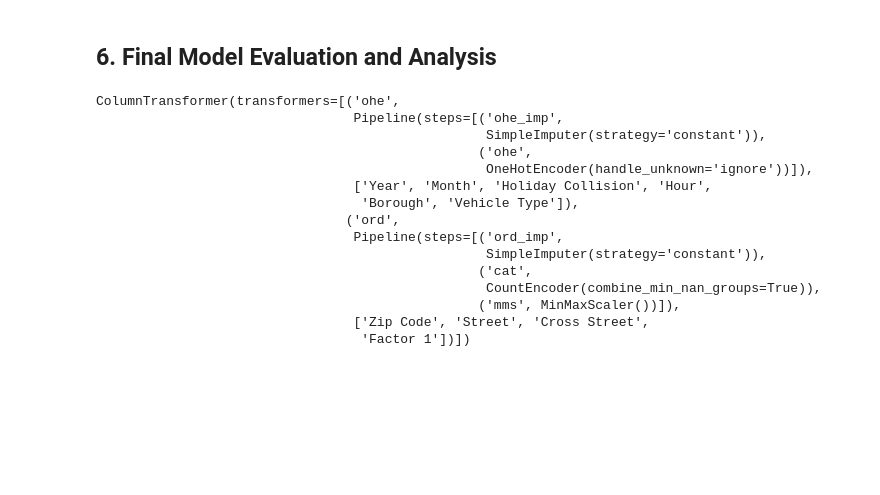
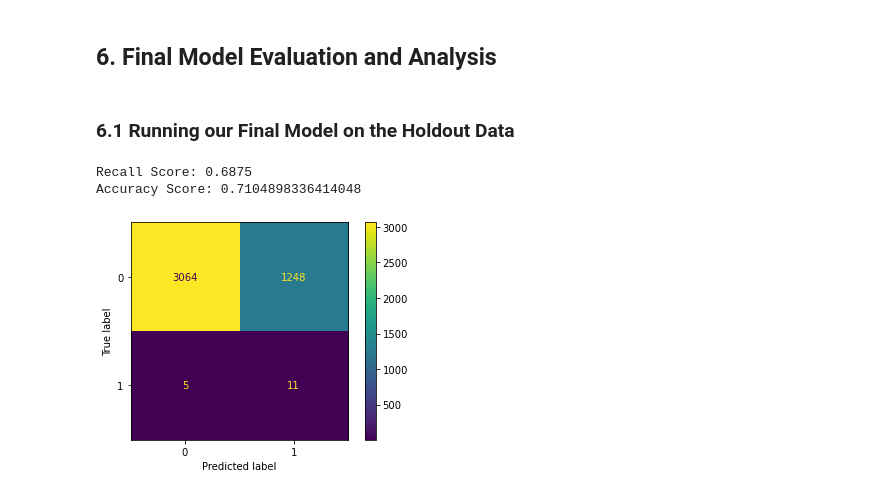
Before and after one commit to AidanStack/Cycling_Classification_Project, a Jupyter notebook: Aidan/Aidan's Notebook.ipynb, the cells around one changed output. Drawn from its saved outputs; the diff is of its cells as text; code cells hidden in the pictures; blank space fills up the shorter version.

Commit message:
final model evaluated, feature coefficients pulled back out successfully

```diff
--- a/Aidan/Aidan's Notebook.ipynb
+++ b/Aidan/Aidan's Notebook.ipynb
@@ -813,34 +789,28 @@ Precision Score: 0.006864988558352402
 [figure]
 # %% [markdown]
 ## 6. Final Model Evaluation and Analysis
+# %% [markdown]
+### 6.1 Running our Final Model on the Holdout Data
 # %%
+# Instantiating our final model as a pipeline consisting of our preprocessor and our classifier.
 final_clf = Pipeline(steps=[
     ('pre', preprocessor),
-    ('clf', LogisticRegression(C= 0.0001,
+    ('clf', LogisticRegression(C= 0.00001,
                                class_weight= 'balanced',
                                max_iter= 10e12,
                                penalty= 'l2',
                                solver= 'lbfgs',
                                tol= 0.001))              ])
 
+# Fitting to our entire training data set
 final_clf.fit(X_train, y_train)
 
-coefficients = list(final_clf['clf'].coef_[0])
+# Checking the results
+plot_confusion_matrix(final_clf, X_hold, y_hold)
+y_preds = final_clf.predict(X_hold)
+print(f'Recall Score: {recall_score(y_hold, y_preds)}')
+print(f'Accuracy Score: {accuracy_score(y_hold, y_preds)}')
+# %% [output]
+Recall Score: 0.6875
+Accuracy Score: 0.7104898336414048
+[figure, added]
-# %%
-final_clf['pre']
-# %% [output]
-ColumnTransformer(transformers=[('ohe',
-                                 Pipeline(steps=[('ohe_imp',
-                                                  SimpleImputer(strategy='constant')),
-                                                 ('ohe',
-                                                  OneHotEncoder(handle_unknown='ignore'))]),
-                                 ['Year', 'Month', 'Holiday Collision', 'Hour',
-                                  'Borough', 'Vehicle Type']),
-                                ('ord',
-                                 Pipeline(steps=[('ord_imp',
-                                                  SimpleImputer(strategy='constant')),
-                                                 ('cat',
-                                                  CountEncoder(combine_min_nan_groups=True)),
-                                                 ('mms', MinMaxScaler())]),
-                                 ['Zip Code', 'Street', 'Cross Street',
-                                  'Factor 1'])])
```
Also changed, not shown: parts of 11 cells of this notebook.
